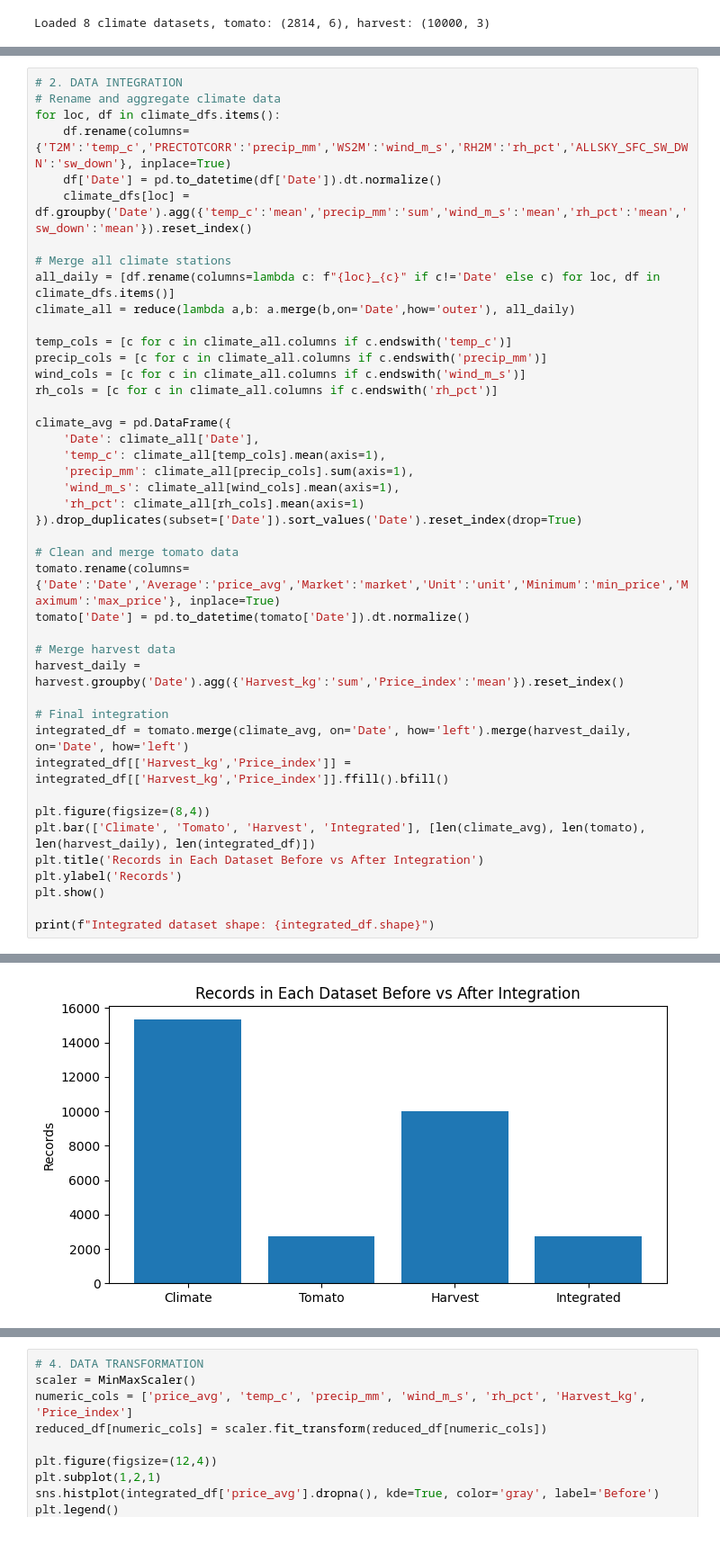
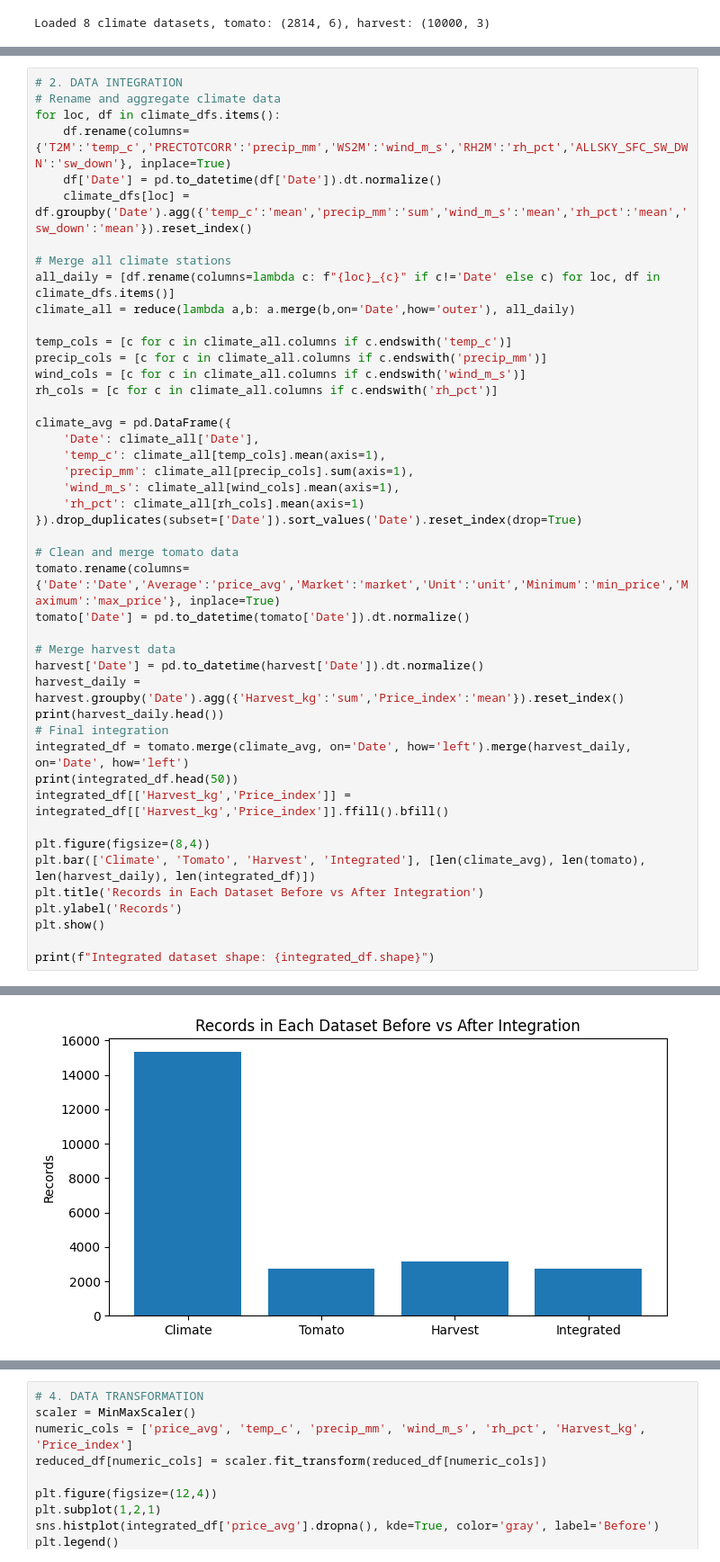
Before and after one commit to tuyisenge250/farm_sync_data_processing, a Jupyter notebook: farmer_data_processing.ipynb, the cells around one changed output, grey strips where cells are left out. Shown at 90% size. Drawn from its saved outputs; the diff is of its cells as text.

```diff
--- a/farmer_data_processing.ipynb
+++ b/farmer_data_processing.ipynb
@@ -119,10 +133,12 @@ tomato.rename(columns={'Date':'Date','Average':'price_avg','Market':'market','Un
 tomato['Date'] = pd.to_datetime(tomato['Date']).dt.normalize()
 
 # Merge harvest data
+harvest['Date'] = pd.to_datetime(harvest['Date']).dt.normalize()
 harvest_daily = harvest.groupby('Date').agg({'Harvest_kg':'sum','Price_index':'mean'}).reset_index()
-
+print(harvest_daily.head())
 # Final integration
 integrated_df = tomato.merge(climate_avg, on='Date', how='left').merge(harvest_daily, on='Date', how='left')
+print(integrated_df.head(50))
 integrated_df[['Harvest_kg','Price_index']] = integrated_df[['Harvest_kg','Price_index']].ffill().bfill()
 
 plt.figure(figsize=(8,4))
@@ -136 +169 @@ print(f"Integrated dataset shape: {integrated_df.shape}")
-[figure, old version]
+[figure, new version]
```
Also changed, not shown: parts of 5 cells of this notebook, 14 other files.
